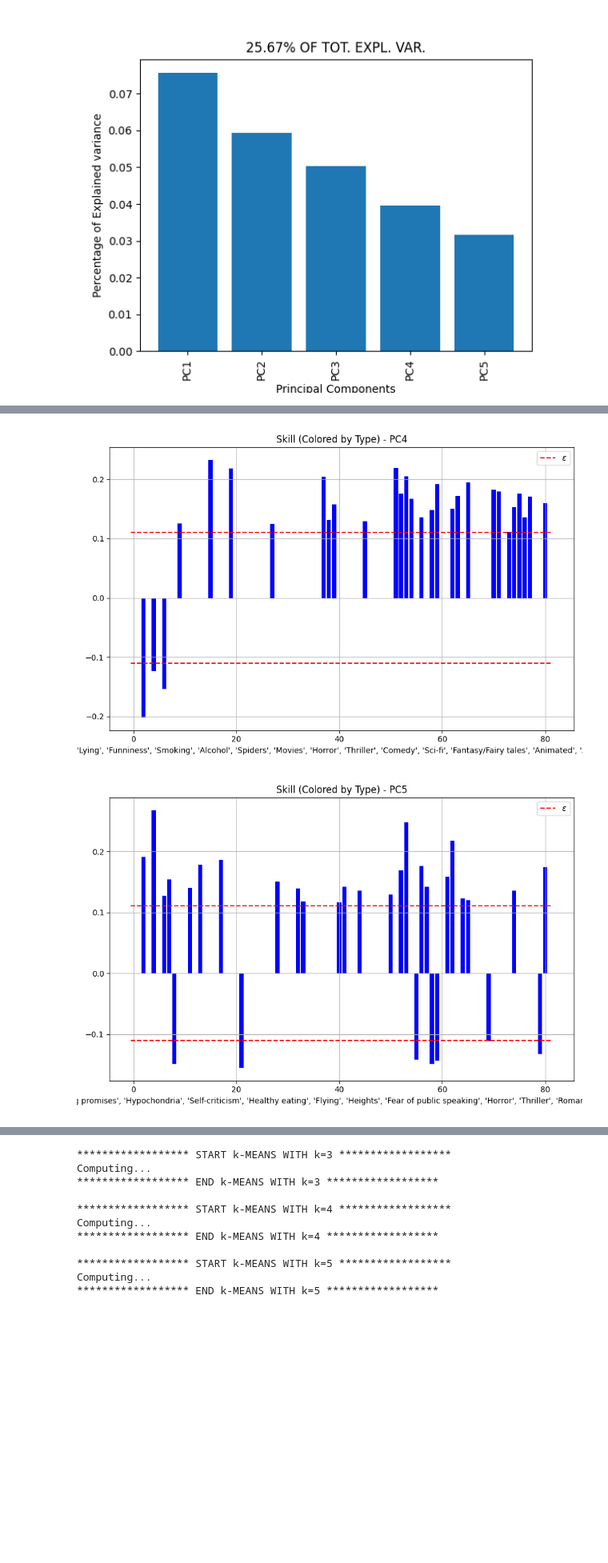
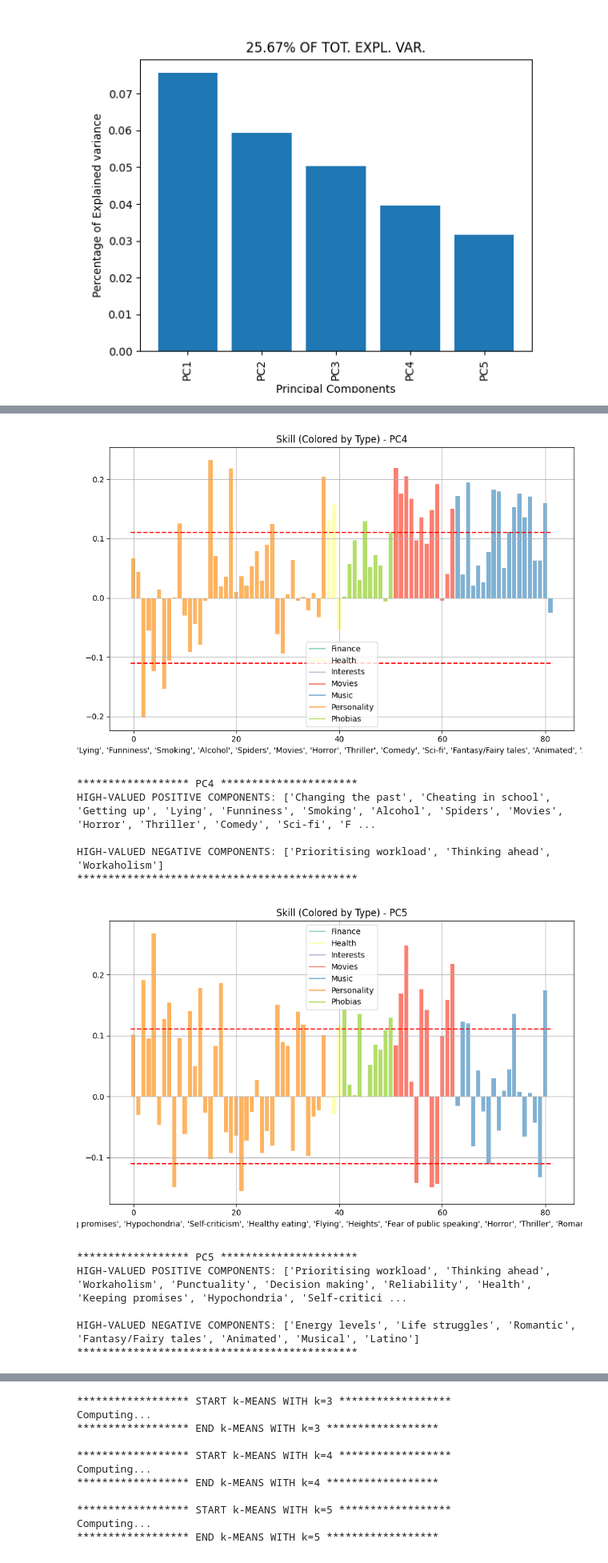
Before and after one commit to BonoGiorgio02/Projects, a Jupyter notebook: HWpca_Surname1_Surname2.ipynb, the cells around one changed output, grey strips where cells are left out. Shown at 80% size. Saved outputs shown, nothing was run; the diff lists cells and outputs as text; code cells hidden in the pictures; blank space fills up the shorter version.

```diff
--- a/HWpca_Surname1_Surname2.ipynb
+++ b/HWpca_Surname1_Surname2.ipynb
@@ -398,16 +429,29 @@ for ii in range(m):
     significant_labels = [cols[idx] for idx in ind_significant]
     significant_values = pca.components_[ii, ind_significant]
 
+    type_colors_legend = [Line2D([0], [0], color=type_colors[k]) for k in type_colors.keys()]
+
     # Creazione del barplot
     plt.figure(figsize=(9, 6))
     #tupl= sorted(zip(ind_significant, significant_values), reverse=True, key=lambda x: x[1])
-    plt.bar(ind_significant, significant_values, color='blue')
+    plt.bar(np.arange(pca.n_features_in_), pca.components_[ii,:], color=setColor(pca.feature_names_in_))
     plt.plot([-0.5, len(cols) - 0.5], [eps, eps], "red", linestyle="--", label=r"$\epsilon$")
     plt.plot([-0.5, len(cols) - 0.5], [-eps, -eps], "red", linestyle="--")
     plt.xlabel(significant_labels)
     plt.title(f"Skill (Colored by Type) - PC{ii + 1}")
     plt.grid()
     plt.tight_layout()
-    plt.legend()
+    plt.legend(type_colors_legend, [k for k in type_colors.keys()])
     plt.show()
+
+    great_pos_PCii= [pca.feature_names_in_[i] for i in ind_great_pos_PCii]
+    great_neg_PCii= [pca.feature_names_in_[i] for i in ind_great_neg_PCii]
+
+    print('')
+    print(f'****************** PC{ii+1} **********************')
+    print(f'HIGH-VALUED POSITIVE COMPONENTS: {great_pos_PCii}')  # <-- TODO!!
+    print('')
+    print(f'HIGH-VALUED NEGATIVE COMPONENTS: {great_neg_PCii}')  # <-- TODO!!
+    print('*********************************************')
+    print('')
 # %% [output]
@@ -417,2 +476,12 @@ for ii in range(m):
-[figure, old version]
+[figure, new version]
+****************** PC4 **********************
+HIGH-VALUED POSITIVE COMPONENTS: ['Changing the past', 'Cheating in school', 'Getting up', 'Lying', 'Funniness', 'Smoking', 'Alcohol', 'Spiders', 'Movies', 'Horror', 'Thriller', 'Comedy', 'Sci-fi', 'F ...
+
+HIGH-VALUED NEGATIVE COMPONENTS: ['Prioritising workload', 'Thinking ahead', 'Workaholism']
+*********************************************
-[figure, old version]
+[figure, new version]
+****************** PC5 **********************
+HIGH-VALUED POSITIVE COMPONENTS: ['Prioritising workload', 'Thinking ahead', 'Workaholism', 'Punctuality', 'Decision making', 'Reliability', 'Health', 'Keeping promises', 'Hypochondria', 'Self-critici ...
+
+HIGH-VALUED NEGATIVE COMPONENTS: ['Energy levels', 'Life struggles', 'Romantic', 'Fantasy/Fairy tales', 'Animated', 'Musical', 'Latino']
+*********************************************
```
Also changed, not shown: parts of 6 cells of this notebook, 1 other file.
